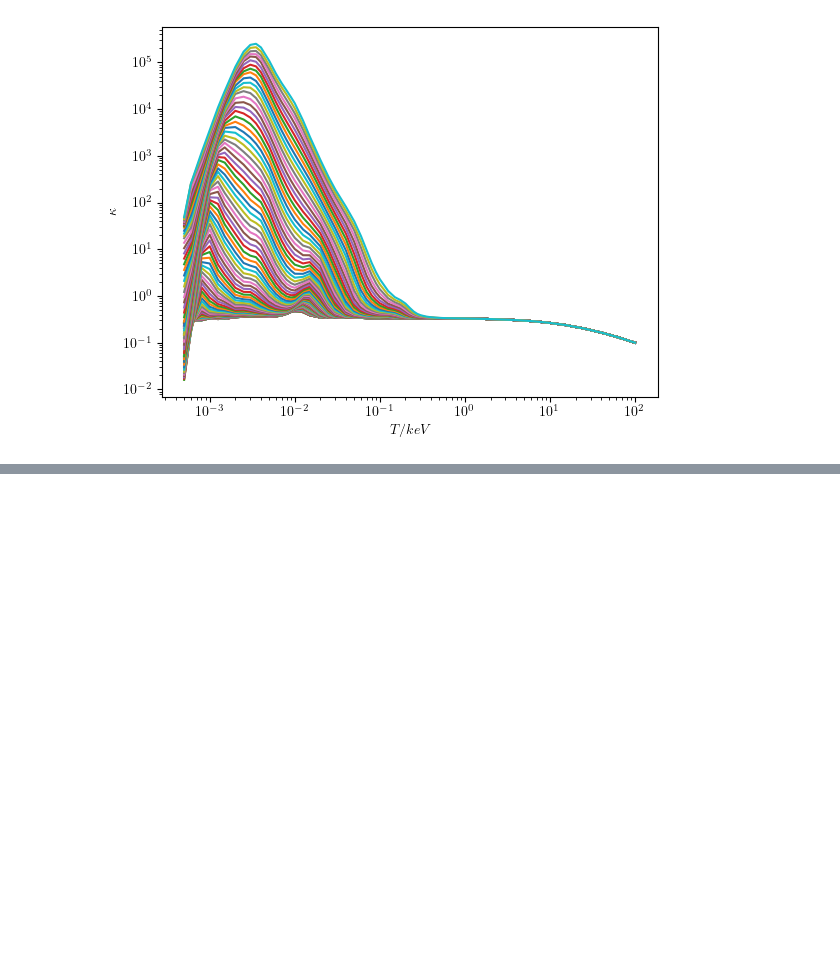
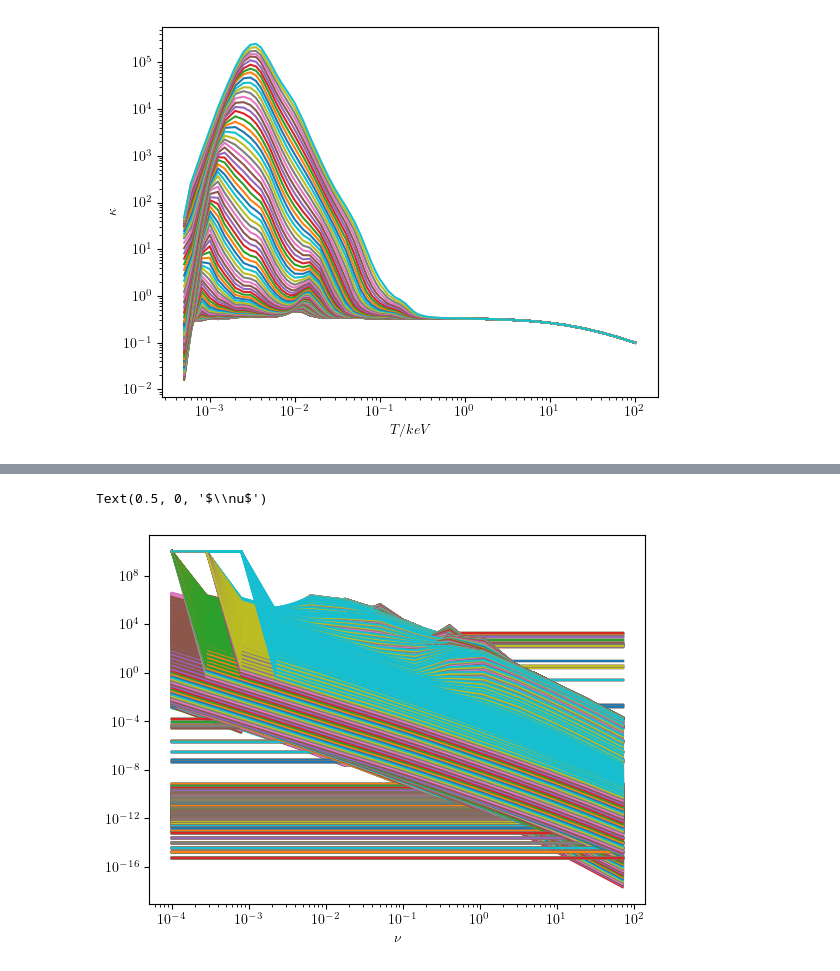
Before and after one commit to yanfeij/GetTOPS, a Jupyter notebook: load_opacity.ipynb, the cells around one changed output, grey strips where cells are left out. Cells and saved outputs as stored; diff of their text form; code cells hidden in the pictures; blank space fills up the shorter version.

```diff
--- a/load_opacity.ipynb
+++ b/load_opacity.ipynb
@@ -244,3 +257,11 @@ Text(0.5, 0, '$\\nu$')
+# %%
+plt.plot(fregrid,planck_plot)
+plt.xscale('log')
+plt.yscale('log')
+plt.xlabel('$\\nu$')
+# %% [output]
+Text(0.5, 0, '$\\nu$')
+[figure, added]
 # %%
 ross_plot=multi_ross_table.reshape(nfre,nt*nrho)
 # %%
```
Also changed, not shown: parts of 25 cells of this notebook.
